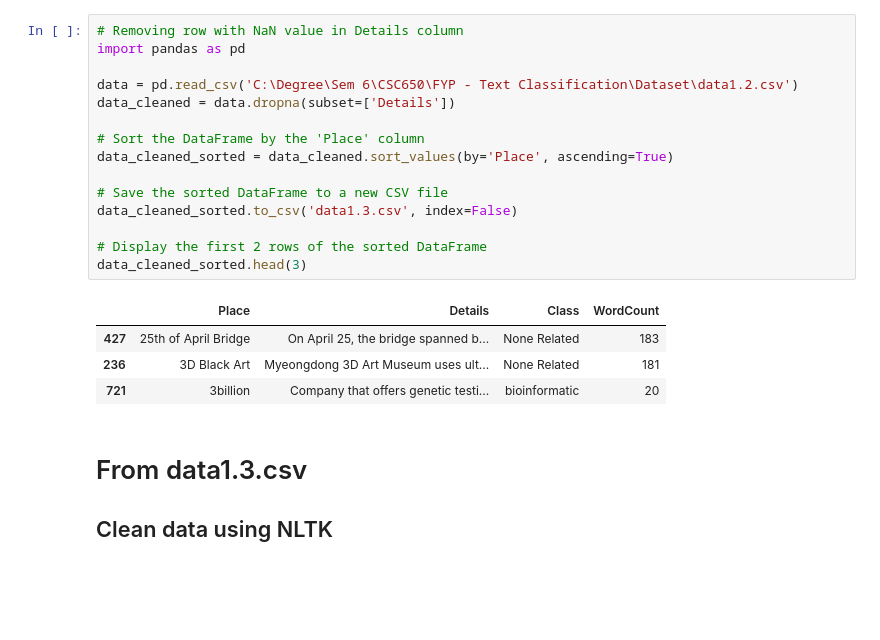
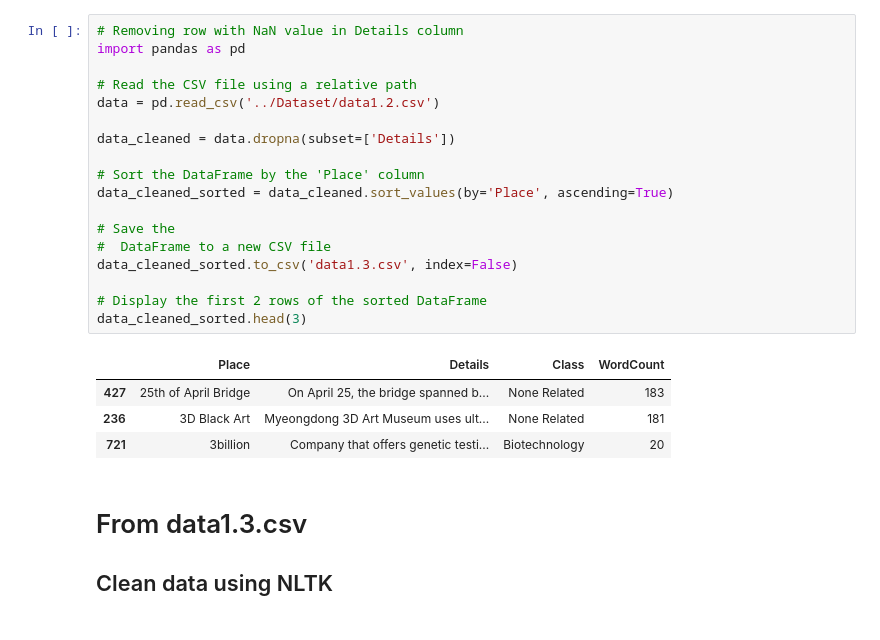
Before and after one commit to NikIrfann/FYP-Text-Classification, a Jupyter notebook: Data Cleaning/CleanData.ipynb, the cells around one changed output. Cells and saved outputs as stored; diff of their text form; blank space fills up the shorter version.

```diff
--- a/Data Cleaning/CleanData.ipynb
+++ b/Data Cleaning/CleanData.ipynb
@@ -1,23 +1,26 @@
 # %%
 # Removing row with NaN value in Details column
 import pandas as pd
 
-data = pd.read_csv('C:\Degree\Sem 6\CSC650\FYP - Text Classification\Dataset\data1.2.csv')
+# Read the CSV file using a relative path
+data = pd.read_csv('../Dataset/data1.2.csv')
+
 data_cleaned = data.dropna(subset=['Details'])
 
 # Sort the DataFrame by the 'Place' column
 data_cleaned_sorted = data_cleaned.sort_values(by='Place', ascending=True)
 
-# Save the sorted DataFrame to a new CSV file
+# Save the
+#  DataFrame to a new CSV file
 data_cleaned_sorted.to_csv('data1.3.csv', index=False)
 
 # Display the first 2 rows of the sorted DataFrame
 data_cleaned_sorted.head(3)
 # %% [output]
 |  | Place | Details | Class | WordCount |
 | 427 | 25th of April Bridge | On April 25, the bridge spanned b... | None Related | 183 |
 | 236 | 3D Black Art | Myeongdong 3D Art Museum uses ult... | None Related | 181 |
-| 721 | 3billion | Company that offers genetic testi... | bioinformatic | 20 |
+| 721 | 3billion | Company that offers genetic testi... | Biotechnology | 20 |
 # %% [markdown]
 # From data1.3.csv
 ## Clean data using NLTK
```
Also changed, not shown: parts of 15 cells of this notebook.
